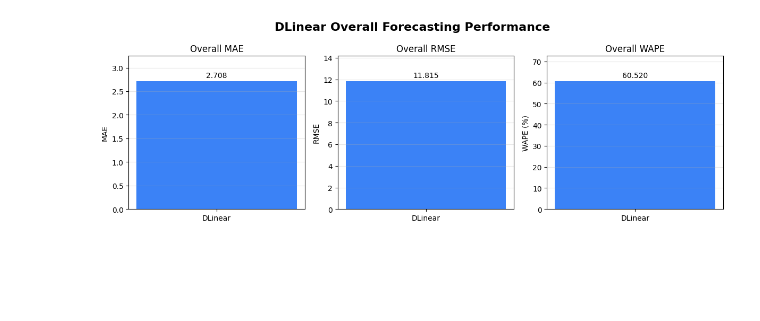
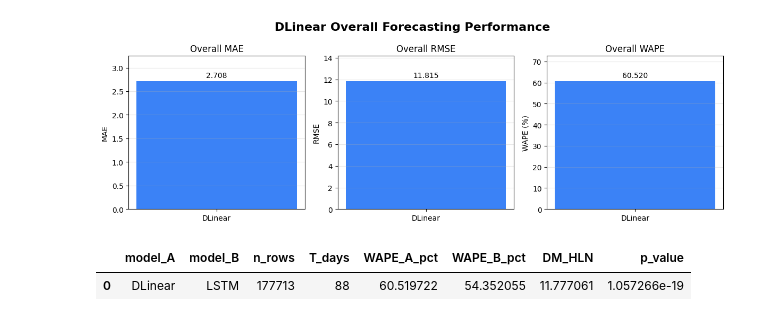
Before and after one commit to tran04012006/4_STAT3013_R11, a Jupyter notebook: dlinear-retail-demand-forecasting.ipynb, the cells around one changed output. Drawn from its saved outputs; the diff is of its cells as text; code cells hidden in the pictures; blank space fills up the shorter version.

Commit message:
Add pairwise forecast accuracy tests to DLinear notebook

```diff
--- a/dlinear-retail-demand-forecasting.ipynb
+++ b/dlinear-retail-demand-forecasting.ipynb
@@ -4103,3 +4103,100 @@ plt.savefig(
 plt.show()
 # %% [output]
 [figure]
+# %%
+from pathlib import Path
+
+import numpy as np
+import pandas as pd
+from scipy.stats import t as student_t
+
+from sys import path
+
+project_dir = Path("/kaggle/working/DLinear_Project")
+if str(project_dir) not in path:
+    path.insert(0, str(project_dir))
+
+from config import RESULTS_DIR
+
+keys = ["item_id", "store_id", "date"]
+lstm_url = (
+    "https://raw.githubusercontent.com/tran04012006/4_STAT3013_R11/"
+    "LSTM_GridSearch/output/lstm/test_predictions.parquet"
+)
+
+dlinear = pd.read_parquet(
+    RESULTS_DIR / "weekly_test_predictions.parquet",
+    columns=keys + ["actual", "dlinear_pred", "horizon"],
+)
+lstm = pd.read_parquet(
+    lstm_url,
+    columns=keys + ["quantity", "lstm", "h"],
+).rename(columns={
+    "quantity": "actual_lstm",
+    "lstm": "lstm_pred",
+    "h": "horizon_lstm",
+})
+
+for frame in (dlinear, lstm):
+    frame["item_id"] = frame["item_id"].astype(str)
+    frame["store_id"] = frame["store_id"].astype(int)
+    frame["date"] = pd.to_datetime(frame["date"]).dt.normalize()
+
+matched = dlinear.merge(lstm, on=keys, how="inner", validate="one_to_one")
+
+if len(matched) != len(dlinear) or len(matched) != len(lstm):
+    raise ValueError("DLinear and LSTM have different test keys.")
+
+np.testing.assert_allclose(
+    matched["actual"], matched["actual_lstm"], rtol=0, atol=1e-6
+)
+
+if not matched["horizon"].eq(matched["horizon_lstm"]).all():
+    raise ValueError("DLinear and LSTM use different forecast horizons for matched rows.")
+
+actual = matched["actual"]
+matched["abs_error_dlinear"] = (actual - matched["dlinear_pred"]).abs()
+matched["abs_error_lstm"] = (actual - matched["lstm_pred"]).abs()
+matched["loss_diff"] = matched["abs_error_dlinear"] - matched["abs_error_lstm"]
+
+daily = matched.groupby("date", sort=True)["loss_diff"].sum()
+expected_dates = pd.date_range("2024-07-01", "2024-09-26", freq="D")
+
+if not daily.index.equals(expected_dates):
+    raise ValueError("The matched predictions do not cover all 88 test days.")
+
+# Newey–West variance with Bartlett weights and six lags
+d = daily.to_numpy(dtype=float)
+T = len(d)
+H = 7
+centered = d - d.mean()
+variance = (centered @ centered) / T
+
+for lag in range(1, H):
+    covariance = (centered[lag:] @ centered[:-lag]) / T
+    variance += 2 * (1 - lag / H) * covariance
+
+if not np.isfinite(variance) or variance <= 0:
+    raise ValueError("The estimated long-run variance must be positive and finite.")
+
+# Harvey–Leybourne–Newbold small-sample correction
+dm = d.mean() / np.sqrt(variance / T)
+dm_hln = dm * np.sqrt((T + 1 - 2 * H + H * (H - 1) / T) / T)
+p_value = 2 * student_t.sf(abs(dm_hln), df=T - 1)
+
+result = pd.DataFrame([{
+    "model_A": "DLinear",
+    "model_B": "LSTM",
+    "n_rows": len(matched),
+    "T_days": T,
+    "WAPE_A_pct": 100 * matched["abs_error_dlinear"].sum() / actual.sum(),
+    "WAPE_B_pct": 100 * matched["abs_error_lstm"].sum() / actual.sum(),
+    "DM_HLN": dm_hln,
+    "p_value": p_value,
+}])
+
+result.to_csv(RESULTS_DIR / "dm_dlinear_vs_lstm.csv", index=False)
+display(result)
+# %% [output]
+|  | model_A | model_B | n_rows | T_days | WAPE_A_pct | WAPE_B_pct | DM_HLN | p_value |
+| 0 | DLinear | LSTM | 177713 | 88 | 60.519722 | 54.352055 | 11.777061 | 1.057266e-19 |
```
Also changed, not shown: parts of 3 cells of this notebook.
